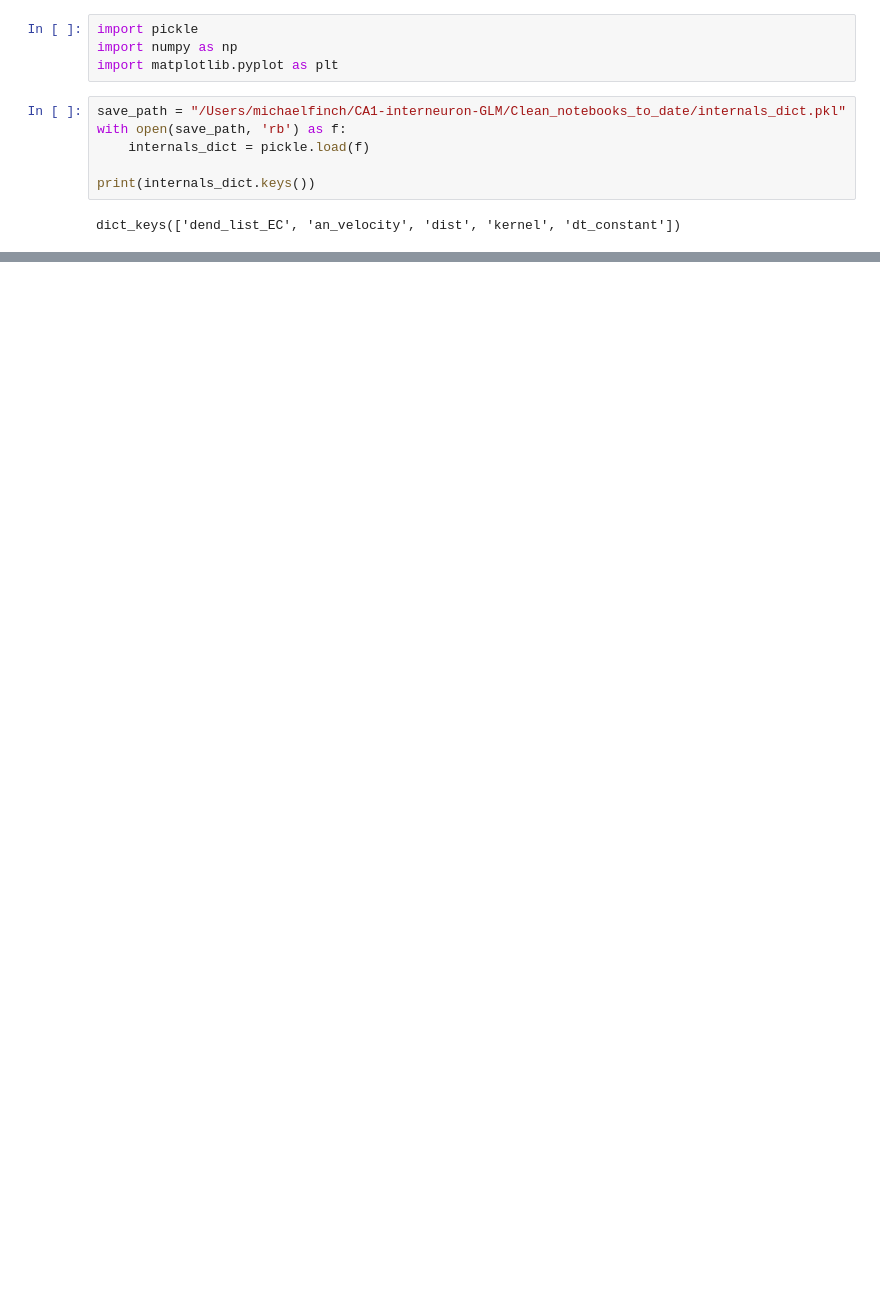
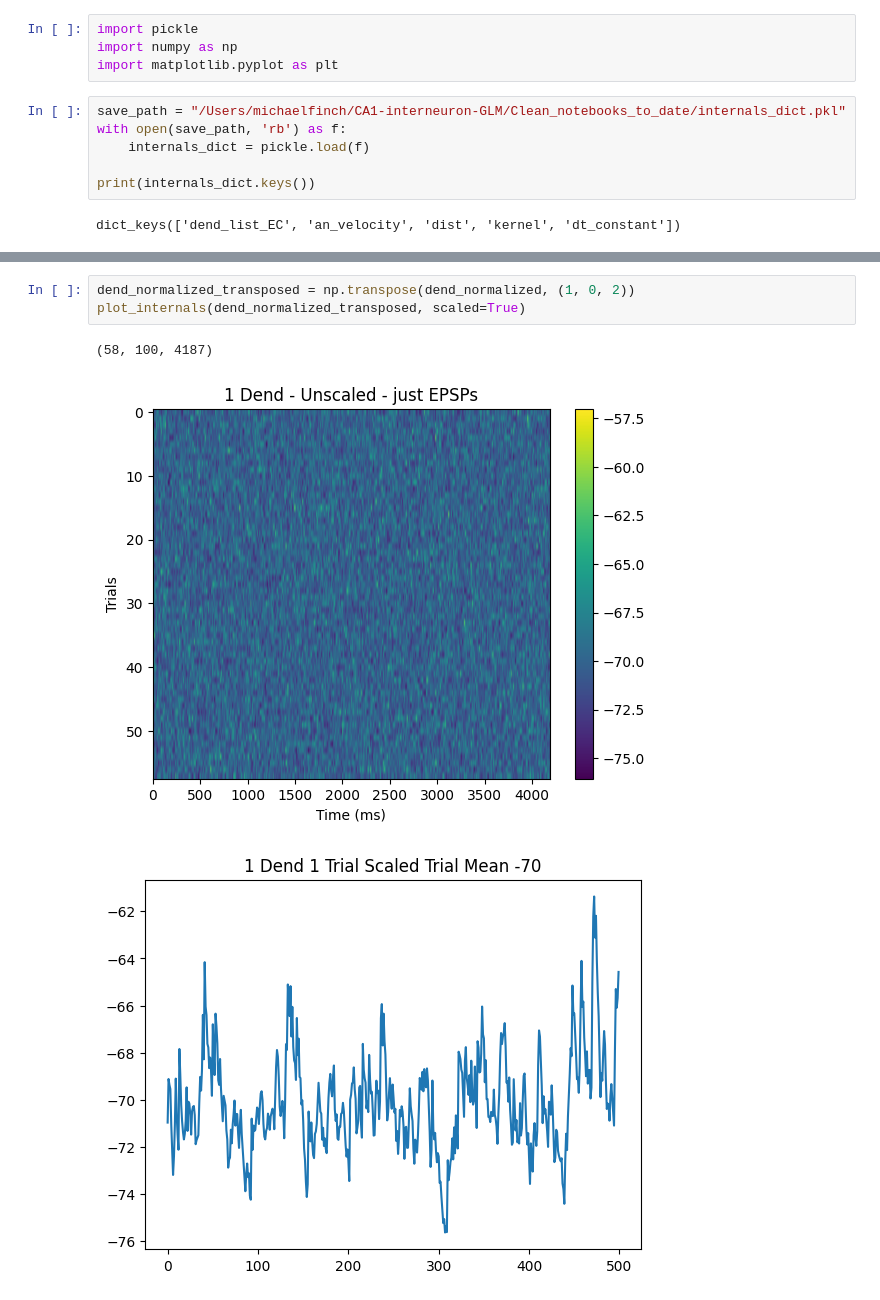
Before and after one commit to Milstein-Lab/CA1-interneuron-GLM, a Jupyter notebook: Clean_notebooks_to_date/optimization_internals_scratchpad.ipynb, the cells around one changed output, grey strips where cells are left out. Cells and saved outputs as stored; diff of their text form; blank space fills up the shorter version.

```diff
--- a/Clean_notebooks_to_date/optimization_internals_scratchpad.ipynb
+++ b/Clean_notebooks_to_date/optimization_internals_scratchpad.ipynb
@@ -297,0 +322,7 @@ ValueError: too many values to unpack (expected 3)
+# %%
+dend_normalized_transposed = np.transpose(dend_normalized, (1, 0, 2))
+plot_internals(dend_normalized_transposed, scaled=True)
+# %% [output]
+(58, 100, 4187)
+[figure, added]
+[figure, added]
```
Also changed, not shown: parts of 7 cells of this notebook, 10 other files.
